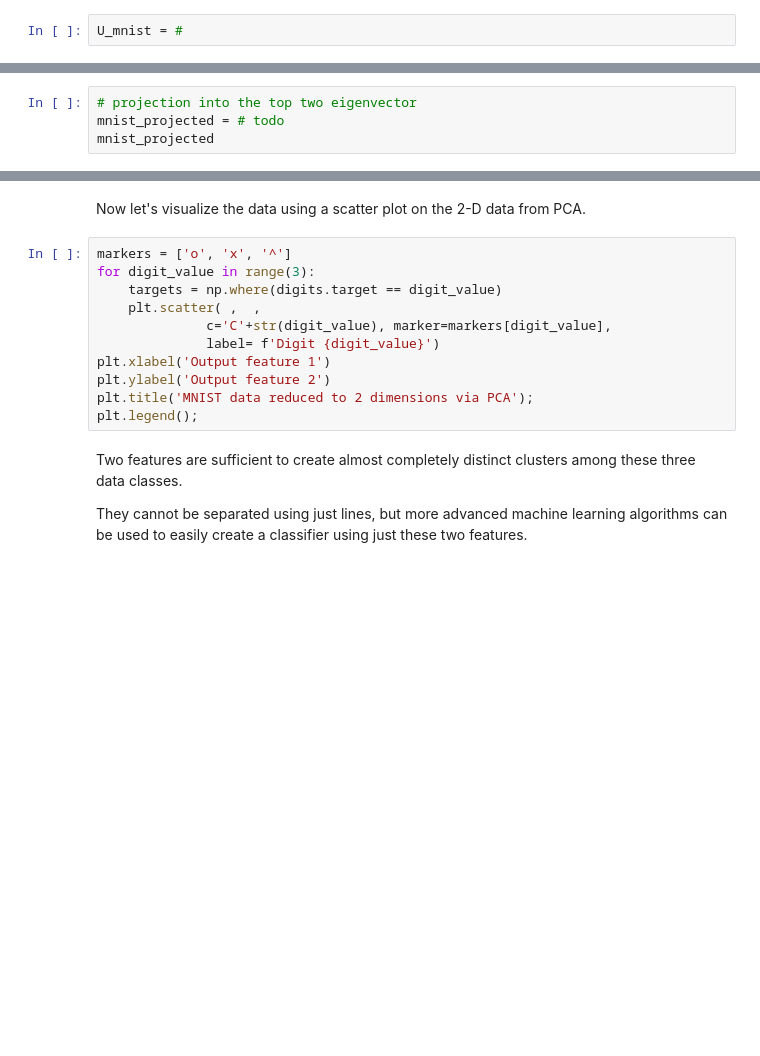
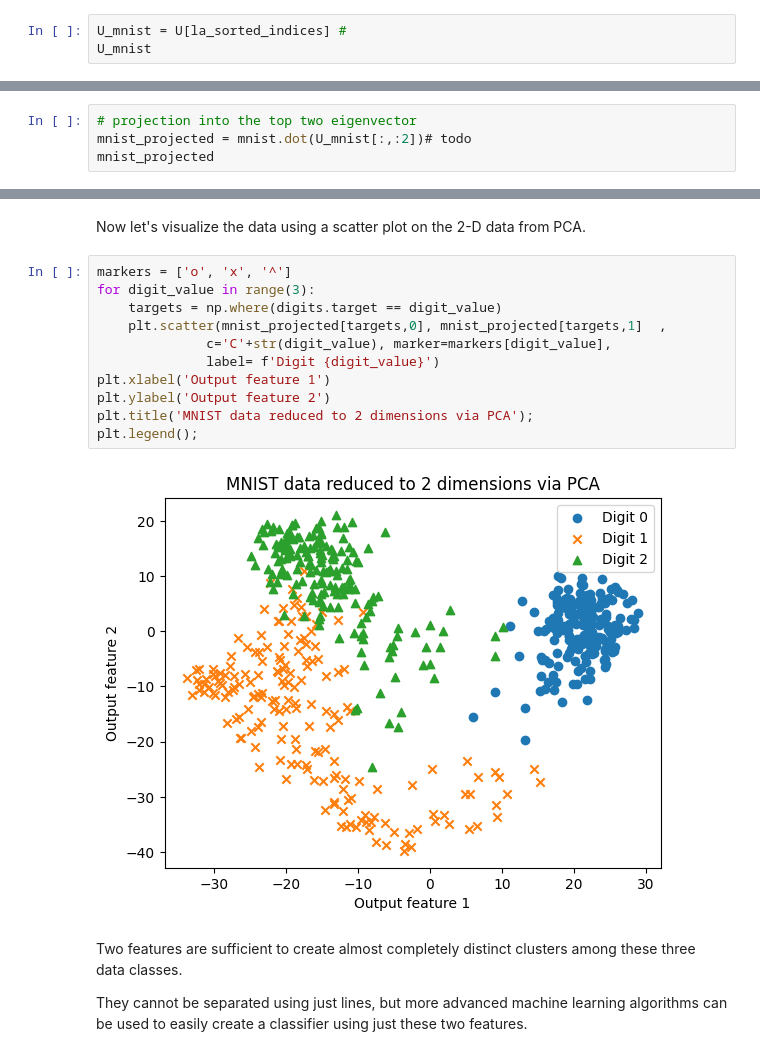
Before and after one commit to FrankGomez0/eel3850S25, a Jupyter notebook: lectures/lecture13-PCA/lecture13-pca-in-class-edits.ipynb, the cells around one changed output, grey strips where cells are left out. Saved outputs shown, nothing was run; the diff lists cells and outputs as text; blank space fills up the shorter version.

```diff
--- a/lectures/lecture13-PCA/lecture13-pca-in-class-edits.ipynb
+++ b/lectures/lecture13-PCA/lecture13-pca-in-class-edits.ipynb
@@ -336,2 +425,3 @@ la_mnist
 # %%
-U_mnist = #
+U_mnist = U[la_sorted_indices] #
+U_mnist
@@ -382,5 +514,5 @@ Using two features also has the advantage that we can visualize the data using
 a scatter plot.
 # %%
 # projection into the top two eigenvector
-mnist_projected = # todo
+mnist_projected = mnist.dot(U_mnist[:,:2])# todo
 mnist_projected
@@ -396,14 +557,16 @@ Now let's visualize the data using a scatter plot on the 2-D data from PCA.
 # %%
 markers = ['o', 'x', '^']
 for digit_value in range(3):
     targets = np.where(digits.target == digit_value)
-    plt.scatter( ,  ,
+    plt.scatter(mnist_projected[targets,0], mnist_projected[targets,1]  ,
               c='C'+str(digit_value), marker=markers[digit_value],
               label= f'Digit {digit_value}')
 plt.xlabel('Output feature 1')
 plt.ylabel('Output feature 2')
 plt.title('MNIST data reduced to 2 dimensions via PCA');
 plt.legend();
+# %% [output]
+[figure, added]
 # %% [markdown]
 Two features are sufficient to create almost completely distinct clusters among these three data classes.
 
```
Also changed, not shown: parts of 25 cells of this notebook, 1 other file.
